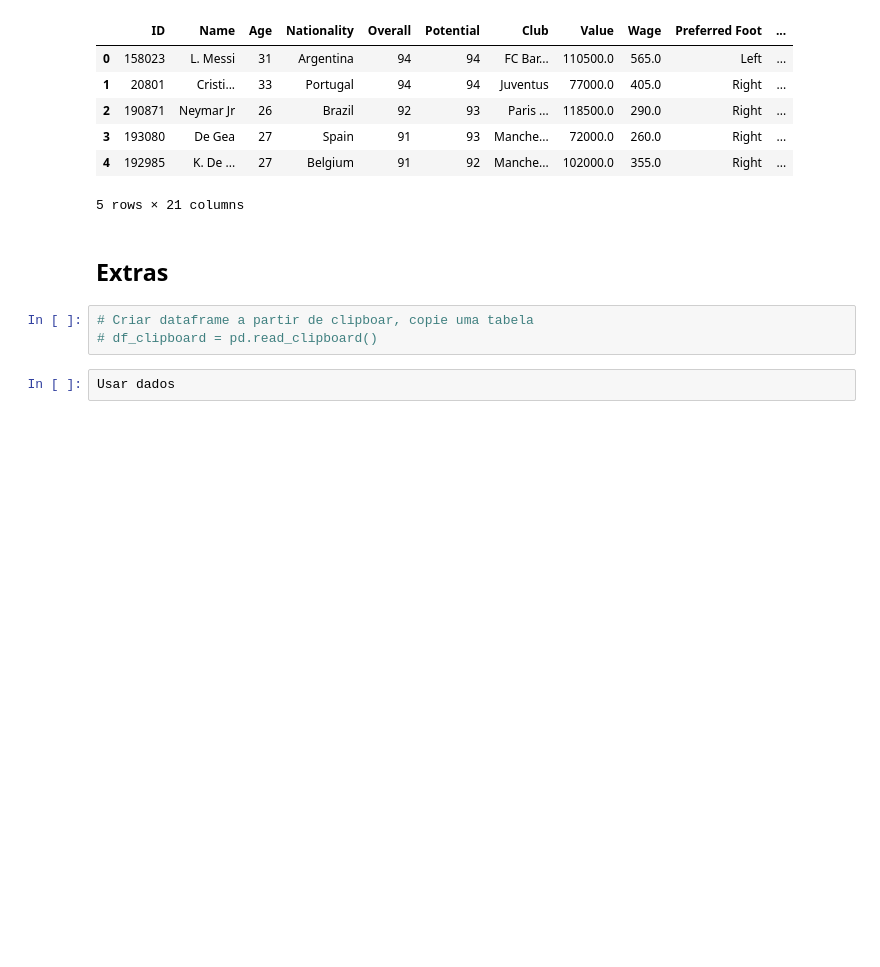
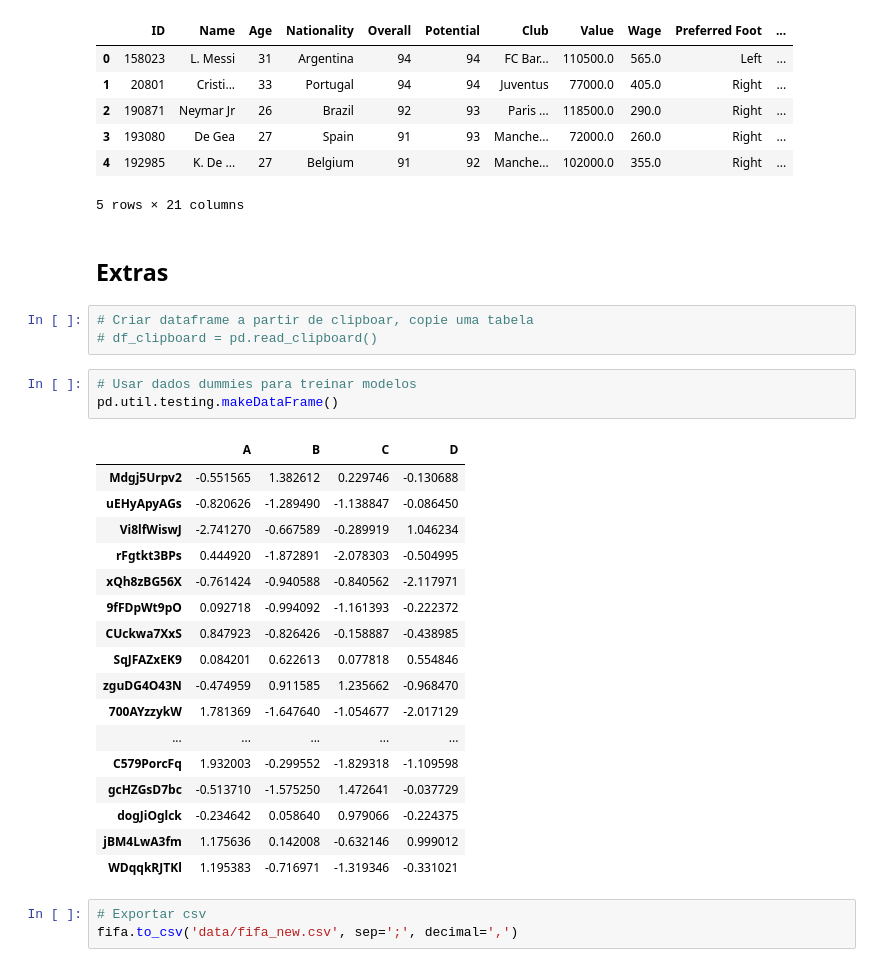
Before and after one commit to DheniMoura/Python-UniversidadeDosDados, a Jupyter notebook: Tutorial_pandas.ipynb, the cells around one changed output. Drawn from its saved outputs; the diff is of its cells as text; blank space fills up the shorter version.

```diff
--- a/Tutorial_pandas.ipynb
+++ b/Tutorial_pandas.ipynb
@@ -628,5 +628,27 @@ fifa.head()
 # %%
 # Criar dataframe a partir de clipboar, copie uma tabela
 # df_clipboard = pd.read_clipboard()
-# %%
-Usar dados
+# %%
+# Usar dados dummies para treinar modelos
+pd.util.testing.makeDataFrame()
+# %% [output]
+|  | A | B | C | D |
+| Mdgj5Urpv2 | -0.551565 | 1.382612 | 0.229746 | -0.130688 |
+| uEHyApyAGs | -0.820626 | -1.289490 | -1.138847 | -0.086450 |
+| Vi8lfWiswJ | -2.741270 | -0.667589 | -0.289919 | 1.046234 |
+| rFgtkt3BPs | 0.444920 | -1.872891 | -2.078303 | -0.504995 |
+| xQh8zBG56X | -0.761424 | -0.940588 | -0.840562 | -2.117971 |
+| 9fFDpWt9pO | 0.092718 | -0.994092 | -1.161393 | -0.222372 |
+| CUckwa7XxS | 0.847923 | -0.826426 | -0.158887 | -0.438985 |
+| SqJFAZxEK9 | 0.084201 | 0.622613 | 0.077818 | 0.554846 |
+| zguDG4O43N | -0.474959 | 0.911585 | 1.235662 | -0.968470 |
+| 700AYzzykW | 1.781369 | -1.647640 | -1.054677 | -2.017129 |
+| ... | ... | ... | ... | ... |
+| C579PorcFq | 1.932003 | -0.299552 | -1.829318 | -1.109598 |
+| gcHZGsD7bc | -0.513710 | -1.575250 | 1.472641 | -0.037729 |
+| dogJiOglck | -0.234642 | 0.058640 | 0.979066 | -0.224375 |
+| jBM4LwA3fm | 1.175636 | 0.142008 | -0.632146 | 0.999012 |
+| WDqqkRJTKl | 1.195383 | -0.716971 | -1.319346 | -0.331021 |
+# %%
+# Exportar csv
+fifa.to_csv('data/fifa_new.csv', sep=';', decimal=',')
```
Also changed, not shown: parts of 4 cells of this notebook, 5 other files.
